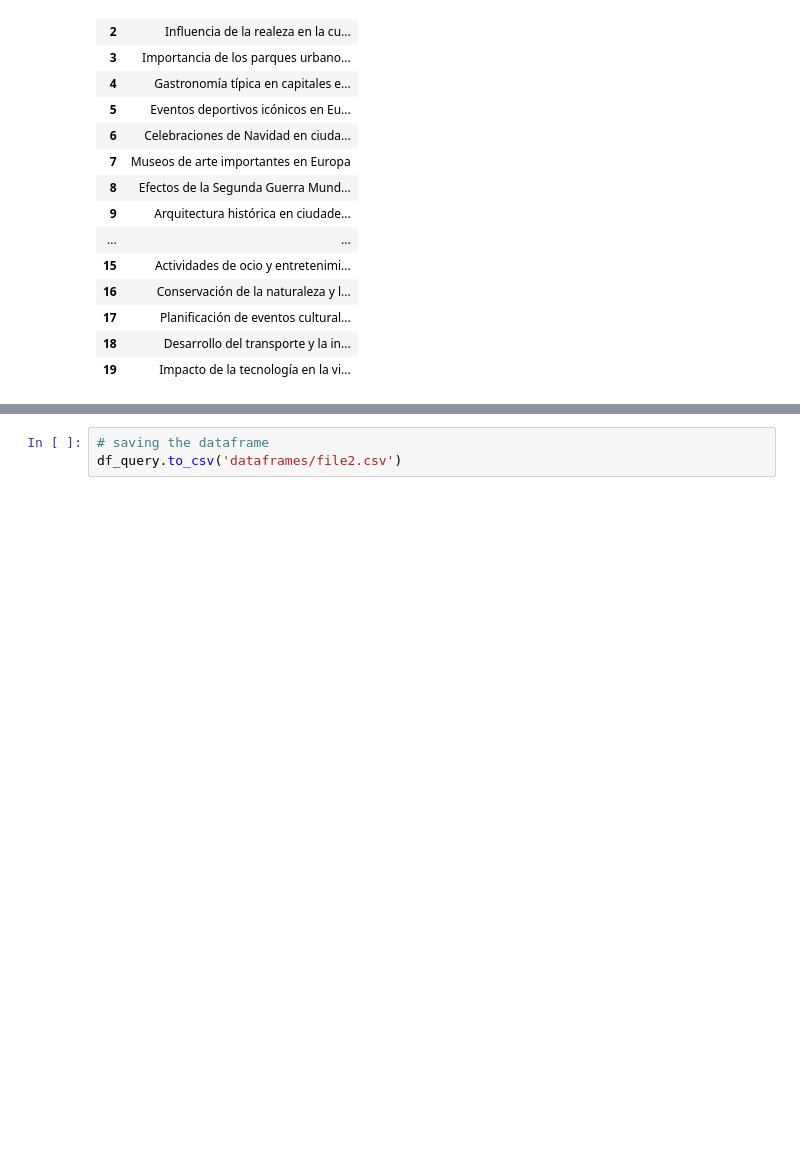
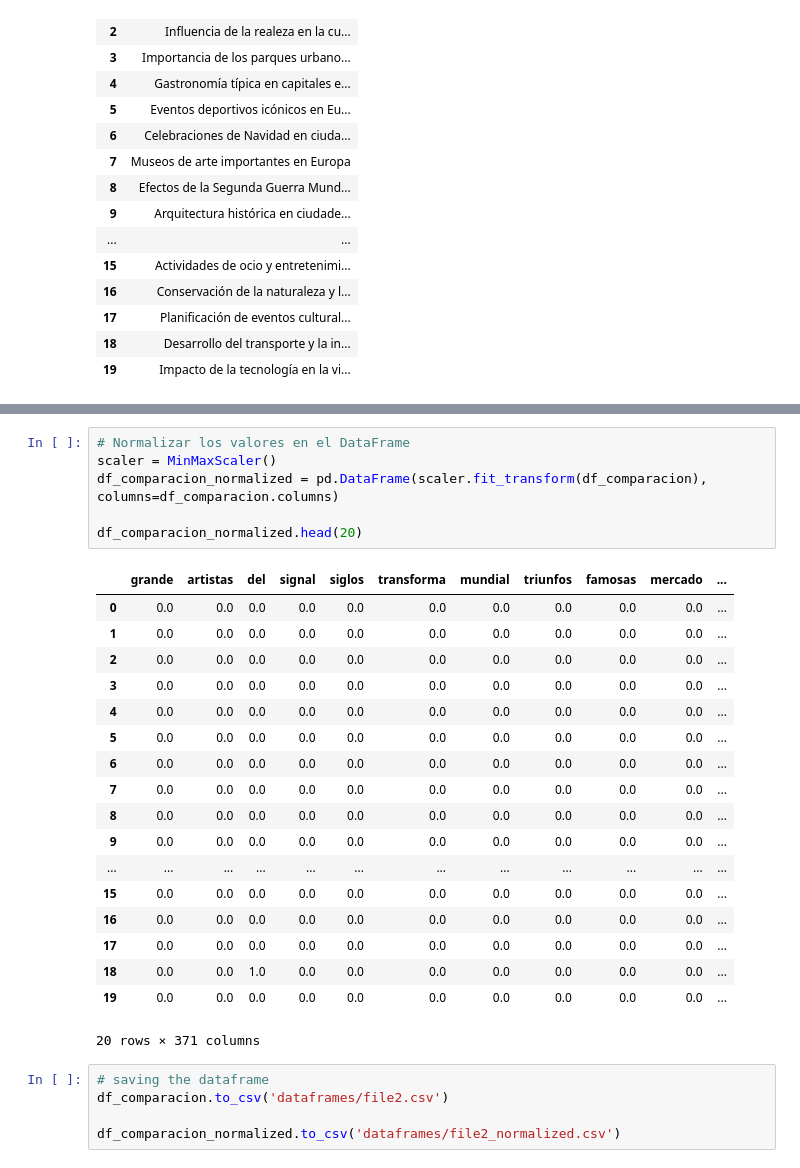
Before and after one commit to Afkerian/information-retrieval, a Jupyter notebook: taller02/taller02.ipynb, the cells around one changed output, grey strips where cells are left out. Drawn from its saved outputs; the diff is of its cells as text; blank space fills up the shorter version.

```diff
--- a/taller02/taller02.ipynb
+++ b/taller02/taller02.ipynb
@@ -192,3 +221,30 @@ df_query.head(20)
+# %%
+# Normalizar los valores en el DataFrame
+scaler = MinMaxScaler()
+df_comparacion_normalized = pd.DataFrame(scaler.fit_transform(df_comparacion), columns=df_comparacion.columns)
+
+df_comparacion_normalized.head(20)
+# %% [output]
+|  | grande | artistas | del | signal | siglos | transforma | mundial | triunfos | famosas | mercado | ... |
+| 0 | 0.0 | 0.0 | 0.0 | 0.0 | 0.0 | 0.0 | 0.0 | 0.0 | 0.0 | 0.0 | ... |
+| 1 | 0.0 | 0.0 | 0.0 | 0.0 | 0.0 | 0.0 | 0.0 | 0.0 | 0.0 | 0.0 | ... |
+| 2 | 0.0 | 0.0 | 0.0 | 0.0 | 0.0 | 0.0 | 0.0 | 0.0 | 0.0 | 0.0 | ... |
+| 3 | 0.0 | 0.0 | 0.0 | 0.0 | 0.0 | 0.0 | 0.0 | 0.0 | 0.0 | 0.0 | ... |
+| 4 | 0.0 | 0.0 | 0.0 | 0.0 | 0.0 | 0.0 | 0.0 | 0.0 | 0.0 | 0.0 | ... |
+| 5 | 0.0 | 0.0 | 0.0 | 0.0 | 0.0 | 0.0 | 0.0 | 0.0 | 0.0 | 0.0 | ... |
+| 6 | 0.0 | 0.0 | 0.0 | 0.0 | 0.0 | 0.0 | 0.0 | 0.0 | 0.0 | 0.0 | ... |
+| 7 | 0.0 | 0.0 | 0.0 | 0.0 | 0.0 | 0.0 | 0.0 | 0.0 | 0.0 | 0.0 | ... |
+| 8 | 0.0 | 0.0 | 0.0 | 0.0 | 0.0 | 0.0 | 0.0 | 0.0 | 0.0 | 0.0 | ... |
+| 9 | 0.0 | 0.0 | 0.0 | 0.0 | 0.0 | 0.0 | 0.0 | 0.0 | 0.0 | 0.0 | ... |
+| ... | ... | ... | ... | ... | ... | ... | ... | ... | ... | ... | ... |
+| 15 | 0.0 | 0.0 | 0.0 | 0.0 | 0.0 | 0.0 | 0.0 | 0.0 | 0.0 | 0.0 | ... |
+| 16 | 0.0 | 0.0 | 0.0 | 0.0 | 0.0 | 0.0 | 0.0 | 0.0 | 0.0 | 0.0 | ... |
+| 17 | 0.0 | 0.0 | 0.0 | 0.0 | 0.0 | 0.0 | 0.0 | 0.0 | 0.0 | 0.0 | ... |
+| 18 | 0.0 | 0.0 | 1.0 | 0.0 | 0.0 | 0.0 | 0.0 | 0.0 | 0.0 | 0.0 | ... |
+| 19 | 0.0 | 0.0 | 0.0 | 0.0 | 0.0 | 0.0 | 0.0 | 0.0 | 0.0 | 0.0 | ... |
+20 rows × 371 columns
 # %%
 # saving the dataframe
-df_query.to_csv('dataframes/file2.csv')
+df_comparacion.to_csv('dataframes/file2.csv')
+
+df_comparacion_normalized.to_csv('dataframes/file2_normalized.csv')
```
Also changed, not shown: parts of 1 cell of this notebook.
